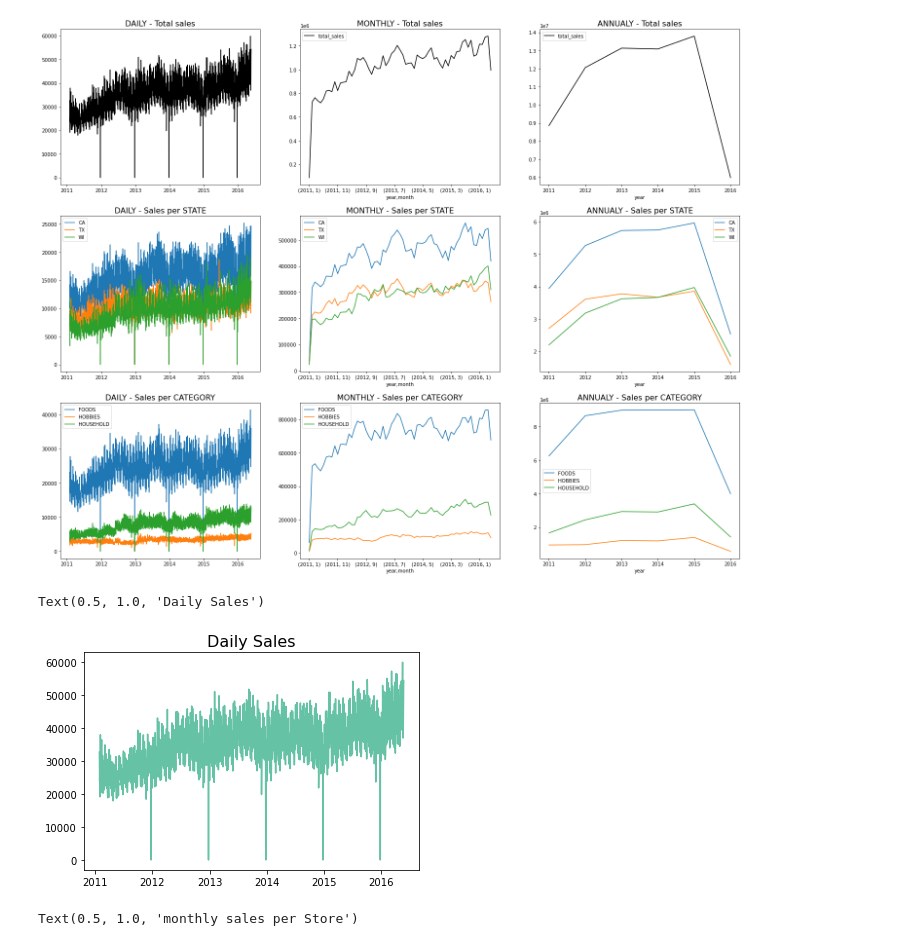
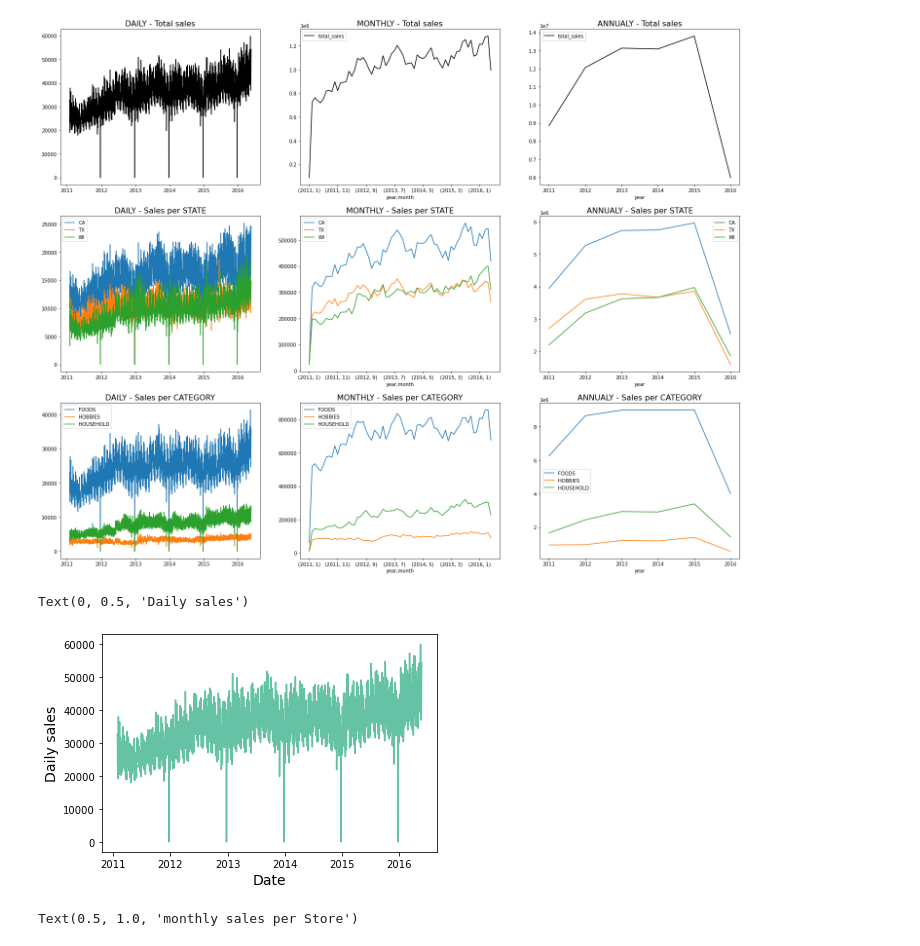
Before and after one commit to ixiaopan/GroupWork, a Jupyter notebook: AML/EDA_Jerry.ipynb, the cells around one changed output. Saved outputs shown, nothing was run; the diff lists cells and outputs as text; code cells hidden in the pictures.

Commit message:
figures

```diff
--- a/AML/EDA_Jerry.ipynb
+++ b/AML/EDA_Jerry.ipynb
@@ -182,10 +182,13 @@ Text(0.5, 1.0, 'ANNUALY - Sales per CATEGORY')
 [figure]
 # %%
 plt.plot(cal['date'],cal['total_sales'],color="#66c2a5")
-plt.title('Daily Sales',fontsize=16)
+
+plt.xlabel("Date", fontsize=14)
+plt.ylabel("Daily sales", fontsize=14)
+#plt.title('Timeseries of Daily Sales',fontsize=14)
 # %% [output]
-Text(0.5, 1.0, 'Daily Sales')
+Text(0, 0.5, 'Daily sales')
-[figure, old version]
+[figure, new version]
 # %%
 store_list=['CA_1', 'CA_2','CA_3', 'CA_4', 'TX_1', 'TX_2', 'TX_3', 'WI_1', 'WI_2', 'WI_3']
 dept_list=['FOODS_1', 'FOODS_2', 'FOODS_3', 'HOBBIES_1','HOBBIES_2', 'HOUSEHOLD_1', 'HOUSEHOLD_2']
```
Also changed, not shown: parts of 4 cells of this notebook.
